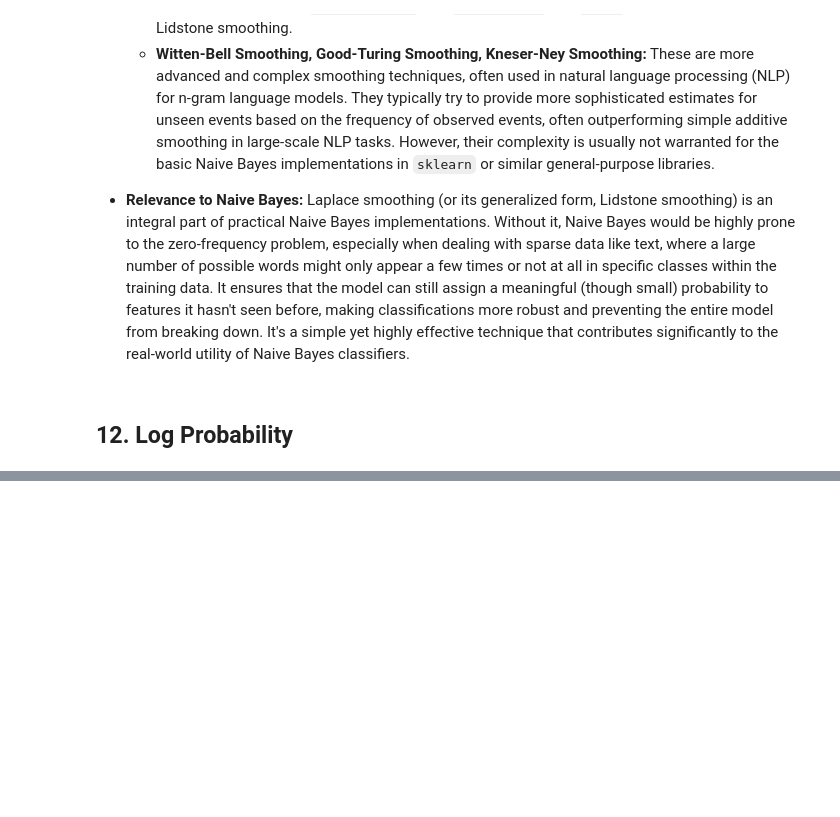
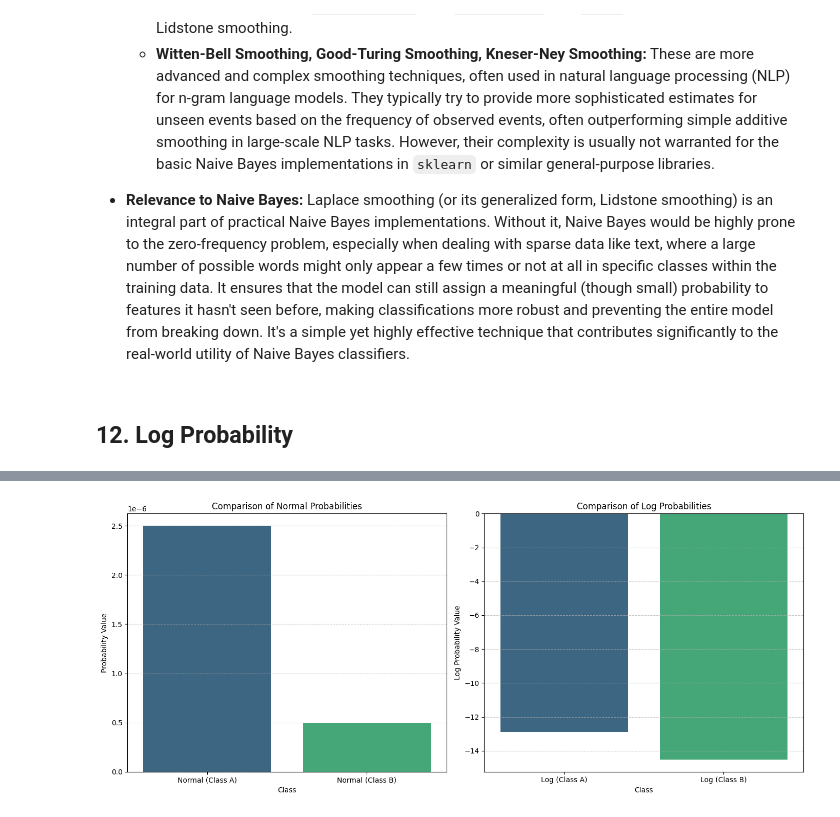
Before and after one commit to rsys-adsingh/Machine-Learning, a Jupyter notebook: study/Chapter_9.ipynb, the cells around one changed output, grey strips where cells are left out. Drawn from its saved outputs; the diff is of its cells as text; code cells hidden in the pictures; blank space fills up the shorter version.

```diff
--- a/study/Chapter_9.ipynb
+++ b/study/Chapter_9.ipynb
@@ -1851,0 +1960,92 @@ Laplace smoothing is one of several techniques for smoothing probability estimat
+# %%
+import numpy as np
+import pandas as pd
+import matplotlib.pyplot as plt
+import seaborn as sns
+
+# Given Probabilities
+p_class_a = 0.5
+p_class_b = 0.5
+
+p_word1_given_a = 0.001
+p_word2_given_a = 0.005
+
+p_word1_given_b = 0.0001
+p_word2_given_b = 0.01
+
+# --- 1. Calculate Normal Probabilities (Product) ---
+
+# For Class A
+prob_a_normal = p_class_a * p_word1_given_a * p_word2_given_a
+
+# For Class B
+prob_b_normal = p_class_b * p_word1_given_b * p_word2_given_b
+
+print("--- Normal Probabilities (Product) ---")
+print(f"P(Class A | words) proportional to: {prob_a_normal:.7f}")
+print(f"P(Class B | words) proportional to: {prob_b_normal:.7f}")
+
+if prob_a_normal > prob_b_normal:
+    print("Predicted Class (Normal Probabilities): Class A")
+elif prob_b_normal > prob_a_normal:
+    print("Predicted Class (Normal Probabilities): Class B")
+else:
+    print("Predicted Class (Normal Probabilities): Tie")
+
+# --- 2. Calculate Log Probabilities (Sum) ---
+
+# Convert to log probabilities
+log_p_class_a = np.log(p_class_a)
+log_p_class_b = np.log(p_class_b)
+
+log_p_word1_given_a = np.log(p_word1_given_a)
+log_p_word2_given_a = np.log(p_word2_given_a)
+
+log_p_word1_given_b = np.log(p_word1_given_b)
+log_p_word2_given_b = np.log(p_word2_given_b)
+
+# For Class A
+log_prob_a = log_p_class_a + log_p_word1_given_a + log_p_word2_given_a
+
+# For Class B
+log_prob_b = log_p_class_b + log_p_word1_given_b + log_p_word2_given_b
+
+print("\n--- Log Probabilities (Sum) ---")
+print(f"Log P(Class A | words) proportional to: {log_prob_a:.3f}")
+print(f"Log P(Class B | words) proportional to: {log_prob_b:.3f}")
+
+if log_prob_a > log_prob_b:
+    print("Predicted Class (Log Probabilities): Class A")
+elif log_prob_b > log_prob_a:
+    print("Predicted Class (Log Probabilities): Class B")
+else:
+    print("Predicted Class (Log Probabilities): Tie")
+
+# --- Visualization ---
+probabilities_data = {
+    'Method': ['Normal (Class A)', 'Normal (Class B)', 'Log (Class A)', 'Log (Class B)'],
+    'Value': [prob_a_normal, prob_b_normal, log_prob_a, log_prob_b]
+}
+df_probs = pd.DataFrame(probabilities_data)
+
+# Create two subplots
+fig, axes = plt.subplots(1, 2, figsize=(14, 6))
+
+# Plot for Normal Probabilities
+sns.barplot(x=df_probs['Method'][:2], y=df_probs['Value'][:2], ax=axes[0], palette='viridis', hue=df_probs['Method'][:2], legend=False)
+axes[0].set_title('Comparison of Normal Probabilities')
+axes[0].set_ylabel('Probability Value')
+axes[0].set_xlabel('Class')
+axes[0].ticklabel_format(axis='y', style='sci', scilimits=(-3,3)) # Use scientific notation for small numbers
+axes[0].grid(axis='y', linestyle='--', alpha=0.7)
+
+# Plot for Log Probabilities
+sns.barplot(x=df_probs['Method'][2:], y=df_probs['Value'][2:], ax=axes[1], palette='viridis', hue=df_probs['Method'][2:], legend=False)
+axes[1].set_title('Comparison of Log Probabilities')
+axes[1].set_ylabel('Log Probability Value')
+axes[1].set_xlabel('Class')
+axes[1].grid(axis='y', linestyle='--', alpha=0.7)
+
+plt.tight_layout()
+plt.show()
+# %% [output]
@@ -1851,0 +2061 @@ Laplace smoothing is one of several techniques for smoothing probability estimat
+[figure, added]
```
Also changed, not shown: parts of 8 cells of this notebook.
